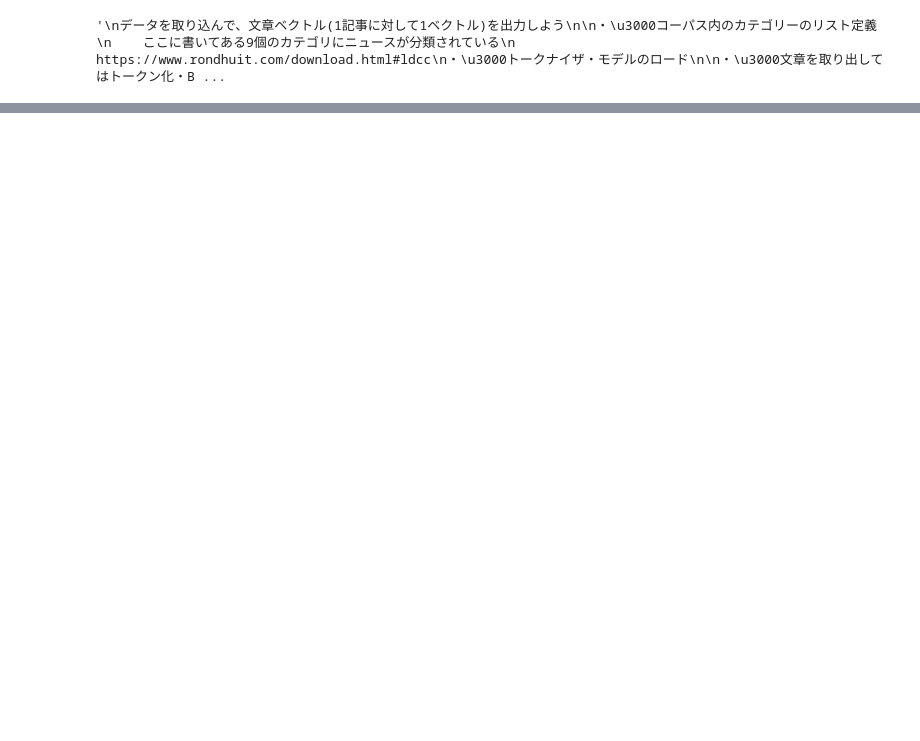
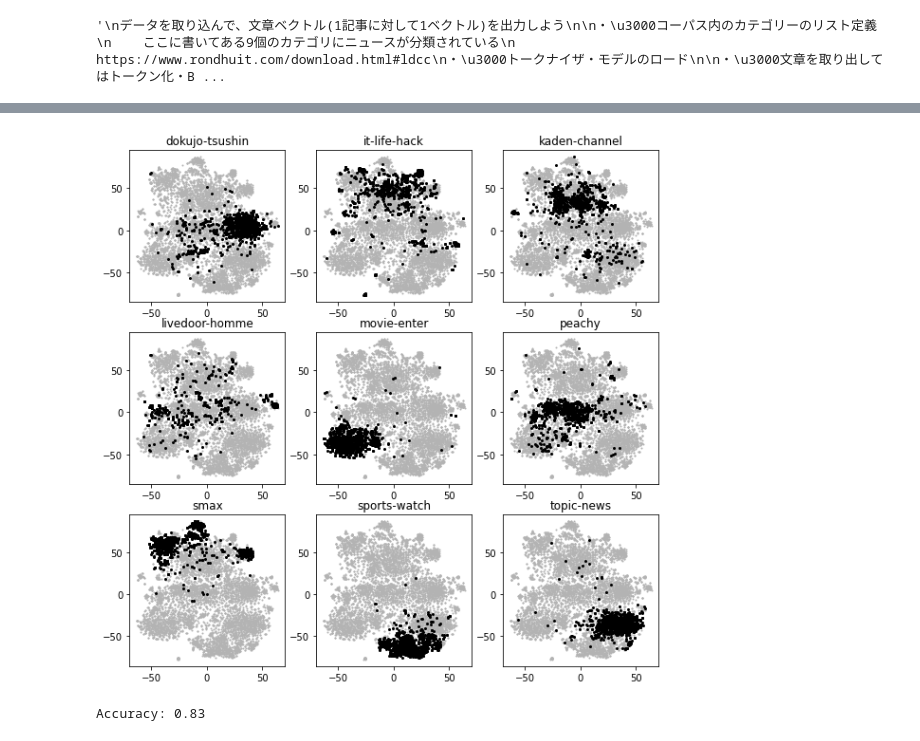
Before and after one commit to yu0ki/BERT_Practice, a Jupyter notebook: Chapter10.ipynb, the cells around one changed output, grey strips where cells are left out. Saved outputs shown, nothing was run; the diff lists cells and outputs as text; code cells hidden in the pictures; blank space fills up the shorter version.

Commit message:
類似文章検索：fin

```diff
--- a/Chapter10.ipynb
+++ b/Chapter10.ipynb
@@ -195,0 +216,7 @@ Some weights of the model checkpoint at cl-tohoku/bert-base-japanese-whole-word-
+# %%
+# 主成分分析をやってみよう
+
+# sentence_vectorsを２次元に圧縮
+# sentence_vectors_pca は　（データ数, それらの文章ベクトルの次元数）という形
+sentence_vectors_pca = PCA(n_components=2).fit_transform(sentence_vectors)
+print(sentence_vectors_pca.shape)
@@ -195,0 +275,71 @@ Some weights of the model checkpoint at cl-tohoku/bert-base-japanese-whole-word-
+# %%
+# t-SNEで次元削減してみよう
+sentence_vectors_tsne = TSNE(n_components=2).fit_transform(sentence_vectors)
+
+# プロット
+plt.figure(figsize=(10,10))
+for label in range(9):
+    plt.subplot(3,3,label+1)
+    index = labels == label
+    plt.plot(
+        sentence_vectors_tsne[:,0],
+        sentence_vectors_tsne[:,1],
+        'o',
+        markersize=1,
+        color=[0.7, 0.7, 0.7]
+    )
+    plt.plot(
+        sentence_vectors_tsne[index,0],
+        sentence_vectors_tsne[index,1],
+        'o',
+        markersize=2,
+        color='k'
+    )
+    plt.title(category_list[label])
+
+    '''
+    主成分分析よりも
+    クラスタ性が強い
+    オーバーラップが少ない
+    '''
+# %% [output]
+[figure, added]
+# %%
+'''
+類似文章検索を使用
+
+コサイン類似度を使って文章同士の類似度を求めることで、似た文章を検索する
+
+入力：文章
+出力：同じカテゴリの文章を出力したら成功・そうでなければ失敗
+'''
+
+# 先にノルムを1にしておく。これによって、ベクトルの内積 == コサイン類似度　になる
+# linalg.norm : https://www.sejuku.net/blog/73783
+# ベクトルの大きさを計算
+norm = np.linalg.norm(sentence_vectors, axis=1, keepdims=True)
+sentence_vectors_normalized = sentence_vectors / norm
+
+# 類似度行列を計算する。
+# 類似度行列の(i,j)要素はi番目の記事とj番目の記事の類似度を表している。
+# dotは配列の掛け算
+sim_matrix = sentence_vectors_normalized.dot(sentence_vectors_normalized.T)
+
+# 入力と同じ記事が出力されることを避けるため、
+# 類似度行列の対角要素の値を小さくしておく。
+np.fill_diagonal(sim_matrix, -1)
+
+# 類似度が高い記事のインデックスを得る
+# axis : https://deepage.net/features/numpy-argmax.html
+# 各行の最大値のindexが帰ってくる
+similar_news = sim_matrix.argmax(axis=1)
+
+# 類似文章検索により選ばれた記事とカテゴリーが同一であった記事の割合を計算
+input_news_categories = labels
+output_news_categories = labels[similar_news]
+num_correct = ( input_news_categories == output_news_categories ).sum()
+accuracy = num_correct / labels.shape[0]
+
+print(f"Accuracy: {accuracy:.2f}")
+# %% [output]
+Accuracy: 0.83
```
Also changed, not shown: parts of 6 cells of this notebook.
